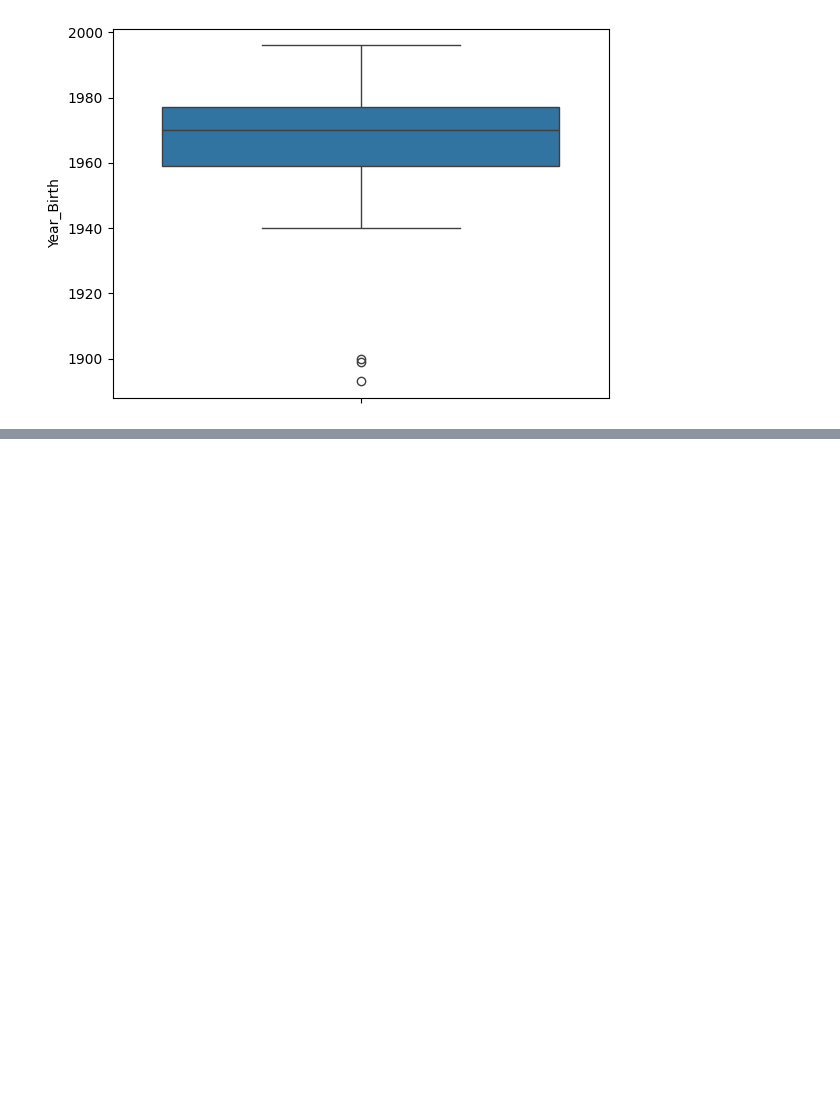
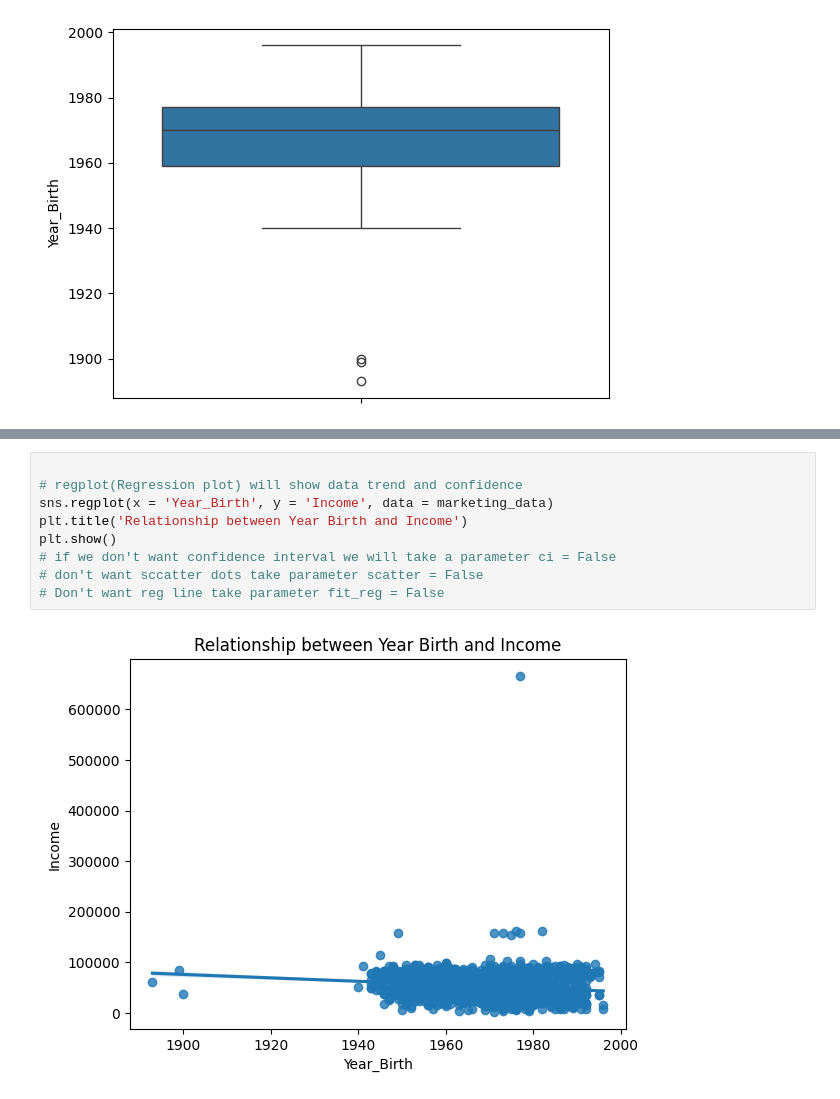
Before and after one commit to daimqureshi644/EDA, a Jupyter notebook: EDA.ipynb, the cells around one changed output, grey strips where cells are left out. Saved outputs shown, nothing was run; the diff lists cells and outputs as text; blank space fills up the shorter version.

```diff
--- a/EDA.ipynb
+++ b/EDA.ipynb
@@ -113,0 +128,11 @@ plt.show()
+# %%
+
+# regplot(Regression plot) will show data trend and confidence
+sns.regplot(x = 'Year_Birth', y = 'Income', data = marketing_data)
+plt.title('Relationship between Year Birth and Income')
+plt.show()
+# if we don't want confidence interval we will take a parameter ci = False
+# don't want sccatter dots take parameter scatter = False
+# Don't want reg line take parameter fit_reg = False
+# %% [output]
+[figure, added]
```
Also changed, not shown: parts of 17 cells of this notebook.
